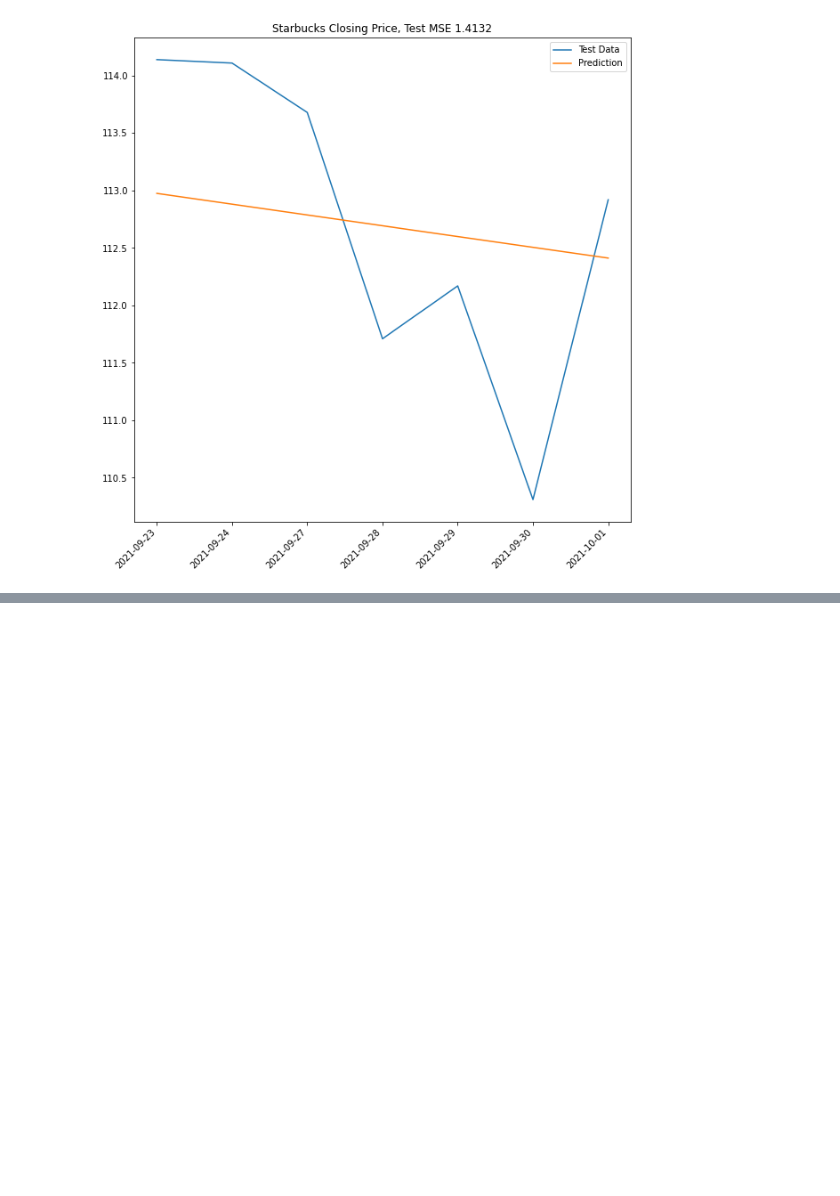
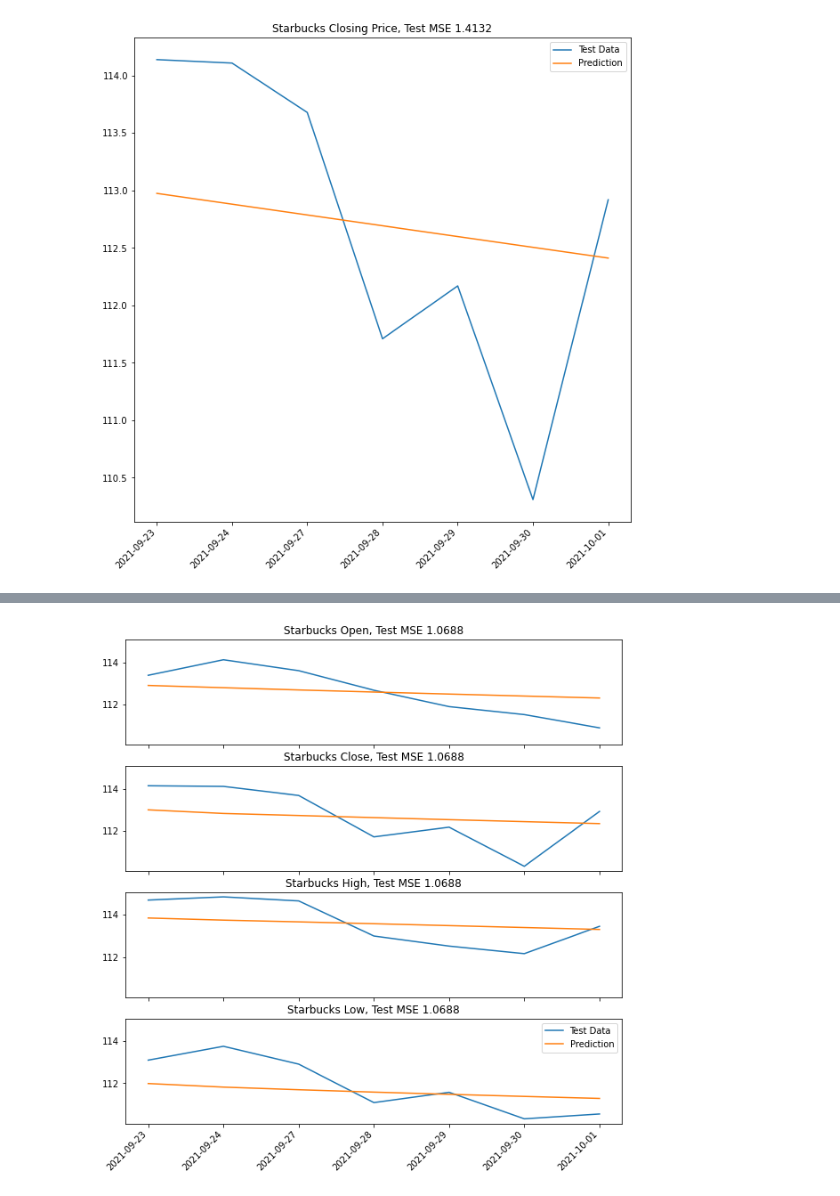
Before and after one commit to joseph-c-mcguire/Koopman, a Jupyter notebook: koopman-operator-forecasting.ipynb, the cells around one changed output, grey strips where cells are left out. Drawn from its saved outputs; the diff is of its cells as text; code cells hidden in the pictures; blank space fills up the shorter version.

Commit message:
Kaggle Notebook | Koopman Operator Forecasting | Version 4

```diff
--- a/koopman-operator-forecasting.ipynb
+++ b/koopman-operator-forecasting.ipynb
@@ -23,6 +25,7 @@ import torch
 import pandas as pd
 ## Import the data from Kaggle
 history = pd.read_csv(r'../input/starbucks-stock-data-live-and-latest/Starbucks_stock_history.csv').set_index("Date")
+device = torch.device("cuda" if torch.cuda.is_available() else "cpu")
 X = history["Close"]
 ## Split the data for a time-series forecast
 train_win = round(X.shape[0]-7)
@@ -69,0 +79,57 @@ plt.show()
+# %%
+import matplotlib.pyplot as plt
+from torch.nn.functional import mse_loss
+import torch
+import pandas as pd
+## Import the data from Kaggle
+history = pd.read_csv(r'../input/starbucks-stock-data-live-and-latest/Starbucks_stock_history.csv').set_index("Date")
+X = history[["Open","Close", "High", "Low"]]
+## Split the data for a time-series forecast
+train_win = round(X.shape[0]-7)
+X_train,X_test = X[:train_win], X[train_win:]
+## Define a Training function for the Koopman operator approximation
+def train_koopman_predict(X_train):
+    ## Take the first m-1 columns
+    if isinstance(X_train, pd.Series):
+        X_train = X_train.values.T.reshape(1,-1)
+    else:
+        X_train = X_train.values.T
+    X_1 = torch.tensor(X_train[:,:-1]).to(device)
+    ## Take the last m - 1 columns
+    X_2 = torch.tensor(X_train[:,1:]).to(device)
+    ## Define the Koopman Operator approx.
+    K = torch.mm(X_1, torch.linalg.pinv(X_2)).to(device)
+    ## Helper function for predictions
+    predict = lambda X : torch.mm(K,X)
+    ## Loss on the training set
+    train_loss = mse_loss(predict(X_1),X_2)
+    return predict, train_loss
+## Get the predictor
+predict,train_loss = train_koopman_predict(X_train)
+## The last value of the training set to predict the first value of the test set
+X_0 = X_train.values.T[:,-1].reshape(-1,1)
+X_0 = torch.tensor(X_0).to(device)
+## Forecase based on the last value
+predicted = [predict(X_0)]
+for i in range(X_test.shape[0]-1):
+    last_value = predicted[-1]
+    predicted.append(predict(last_value))
+## Collect the forecasts as a tensor
+predicted = torch.cat(predicted, dim = 1).to(device)
+## Convert X_test to a tensor
+X_test = torch.tensor(X_test.values.T).to(device)
+## Get test loss
+test_loss = mse_loss(predicted, X_test)
+## Plot
+columns = X.columns
+fig, ax = plt.subplots(len(columns),figsize = (10,10), sharex=True,sharey = True)
+for i in range(len(ax)):
+    ax[i].plot(range(X.shape[0] - train_win),X_test.cpu().numpy()[i], label = "Test Data")
+    ax[i].plot(range(X.shape[0] - train_win),predicted.cpu().numpy()[i], label = "Prediction")
+    ax[i].set_title("Starbucks {}, Test MSE {:.4f}".format(columns[i],test_loss))
+    ax[i].set_xticks(ticks = range(X.shape[0] - train_win),labels = X[train_win:].index.values, rotation = 45, ha = "right")
+#     ax[i].set_yticks()
+plt.legend()
+plt.show()
+# %% [output]
+[figure, added]
```
Also changed, not shown: parts of 2 cells of this notebook.
